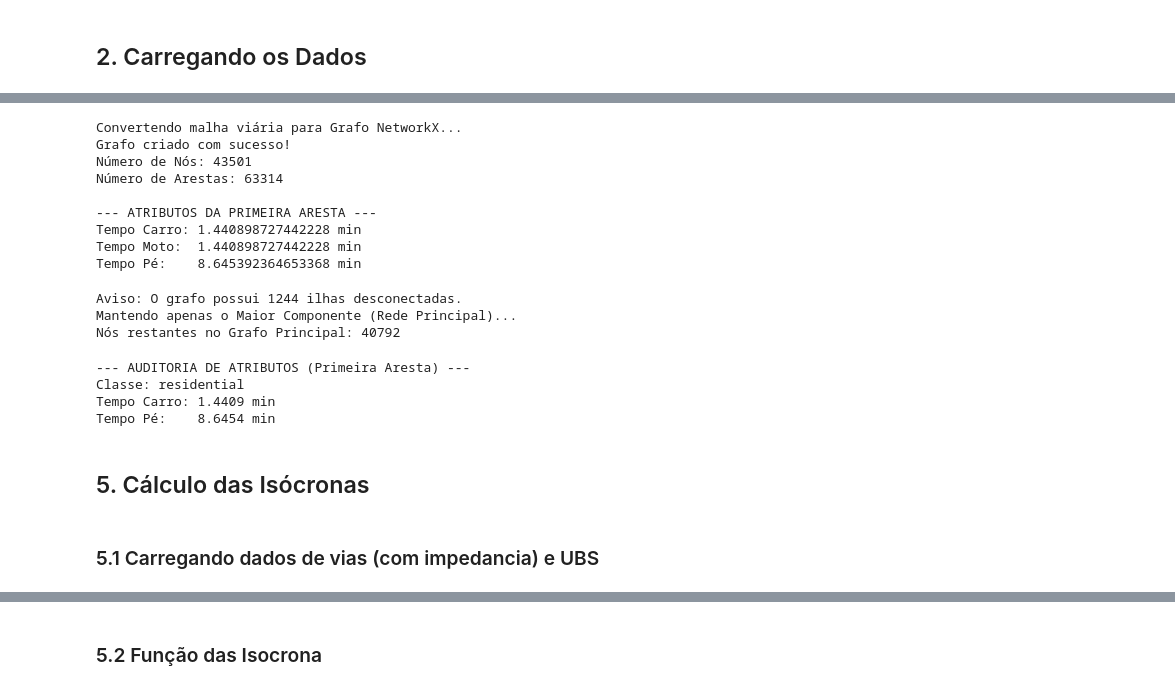
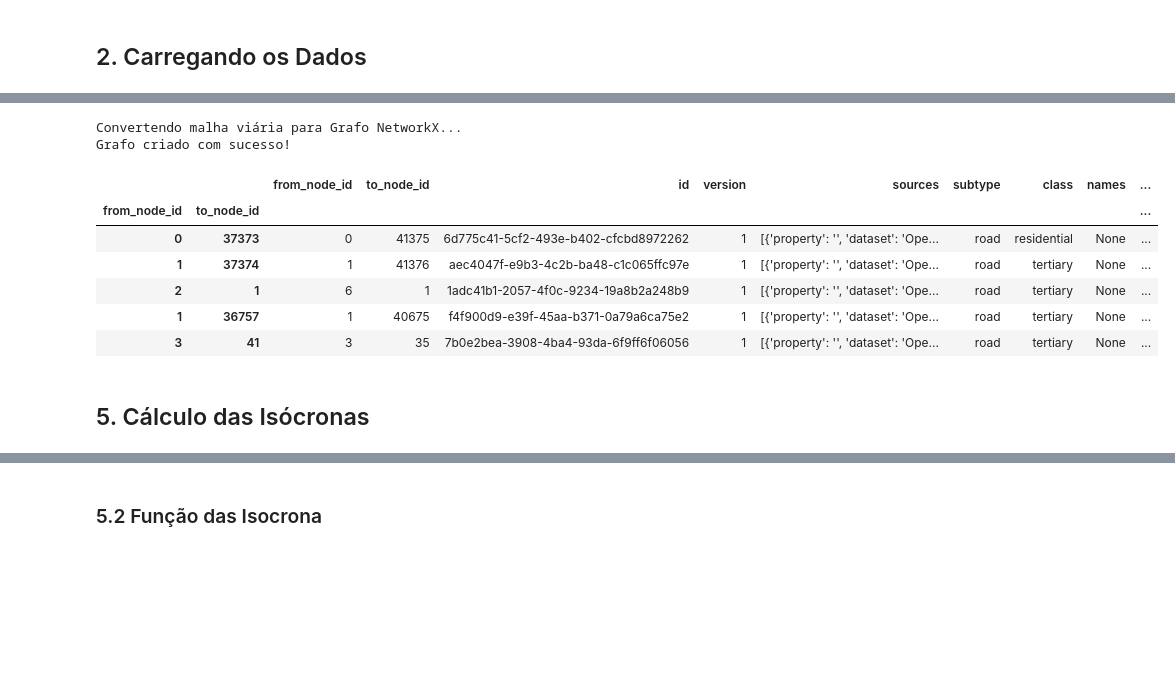
Before and after one commit to felipedantas-pi/mapeprof-accessibility-ubs, a Jupyter notebook: notebooks/04 - Calculando Isocronas parte 2.ipynb, the cells around one changed output, grey strips where cells are left out. Drawn from its saved outputs; the diff is of its cells as text; code cells hidden in the pictures; blank space fills up the shorter version.

```diff
--- a/notebooks/02_processamento_rede (overturemaps).ipynb
+++ b/notebooks/04 - Calculando Isocronas parte 2.ipynb
@@ -258,6 +66,0 @@ if cols_existentes:
-# %%
-print("Calculando novas impedâncias (Custos de Travessia)...")
-novas_colunas = gdf_road.apply(calcular_tempos_multimodais, axis=1)
-
-# Concatenação segura
-gdf_road = pd.concat([gdf_road, novas_colunas], axis=1)
@@ -313,71 +116,35 @@ gdf_road.to_file(
 # %%
 print("Convertendo malha viária para Grafo NetworkX...")
 
-# 1. Conversão usando momepy
 # approach='primal': Nós são intersecções, Arestas são ruas
-# O momepy preserva TODAS as colunas do gdf (time_car_min, time_moto_min, etc) como atributos
-#G = momepy.gdf_to_nx(gdf_road, approach='primal', length='length')
 G = c2g_morpho.segments_to_graph(
     segments_gdf = gdf_road,
-    multigraph = False,
+    multigraph = True,
     as_nx = True,
 )
 
 print("Grafo criado com sucesso!")
-print(f"Número de Nós: {G.number_of_nodes()}")
-print(f"Número de Arestas: {G.number_of_edges()}")
+# print(f"Número de Nós: {G.number_of_nodes()}")
+# print(f"Número de Arestas: {G.number_of_edges()}")
 
 # 2. Verificação de Atributos
 # Vamos confirmar se as colunas de tempo entraram no grafo
-exemplo_aresta = list(G.edges(data=True))[0] # Pega a primeira rua
-print("\n--- ATRIBUTOS DA PRIMEIRA ARESTA ---")
-print(f"Tempo Carro: {exemplo_aresta[2].get('time_car_min')} min")
-print(f"Tempo Moto:  {exemplo_aresta[2].get('time_moto_min')} min")
-print(f"Tempo Pé:    {exemplo_aresta[2].get('time_walk_min')} min")
+# exemplo_aresta = list(G.edges(data=True))[20000] # Pega a primeira rua
+# print("\n--- ATRIBUTOS DA PRIMEIRA ARESTA ---")
+# print(f"Tempo Carro: {exemplo_aresta[2].get('time_carro_min')} min")
+# print(f"Tempo Pé:    {exemplo_aresta[2].get('time_ape_min')} min")
 # %% [output]
 Convertendo malha viária para Grafo NetworkX...
 Grafo criado com sucesso!
-Número de Nós: 43501
-Número de Arestas: 63314
-
---- ATRIBUTOS DA PRIMEIRA ARESTA ---
-Tempo Carro: 1.440898727442228 min
-Tempo Moto:  1.440898727442228 min
-Tempo Pé:    8.645392364653368 min
-# %%
-# 2. Diagnóstico de Topologia
-# O City2Graph pode criar componentes desconexos. Vamos garantir que usamos o principal.
-# (Mesma segurança de antes, mas agora aplicada sobre o grafo já limpo pelo C2G)
-componentes = list(nx.connected_components(G))
-if len(componentes) > 1:
-    print(f"Aviso: O grafo possui {len(componentes)} ilhas desconectadas.")
-    print("Mantendo apenas o Maior Componente (Rede Principal)...")
-    maior_componente = max(componentes, key=len)
-    G = G.subgraph(maior_componente).copy()
-    print(f"Nós restantes no Grafo Principal: {len(G.nodes)}")
-else:
-    print("Sucesso: O grafo é totalmente conectado (sem ilhas)!")
-# %% [output]
-Aviso: O grafo possui 1244 ilhas desconectadas.
-Mantendo apenas o Maior Componente (Rede Principal)...
-Nós restantes no Grafo Principal: 40792
-# %%
-# 3. Verificação de Atributos (Crucial)
-# Precisamos confirmar se 'time_car_min' sobreviveu à conversão
-try:
-    exemplo = list(G.edges(data=True))[0]
-    print("\n--- AUDITORIA DE ATRIBUTOS (Primeira Aresta) ---")
-    print(f"Classe: {exemplo[2].get('class', 'N/A')}")
-    print(f"Tempo Carro: {exemplo[2].get('time_car_min'):.4f} min")
-    print(f"Tempo Pé:    {exemplo[2].get('time_walk_min'):.4f} min")
-except Exception as e:
-    print(f"ERRO CRÍTICO: Atributos perdidos na conversão. Detalhe: {e}")
-# %% [output]
---- AUDITORIA DE ATRIBUTOS (Primeira Aresta) ---
-Classe: residential
-Tempo Carro: 1.4409 min
-Tempo Pé:    8.6454 min
+# %%
+G[1].head()
+# %% [output]
+|  |  | from_node_id | to_node_id | id | version | sources | subtype | class | names | ... |
+| from_node_id | to_node_id |  |  |  |  |  |  |  |  | ... |
+| 0 | 37373 | 0 | 41375 | 6d775c41-5cf2-493e-b402-cfcbd8972262 | 1 | [{'property': '', 'dataset': 'Ope... | road | residential | None | ... |
+| 1 | 37374 | 1 | 41376 | aec4047f-e9b3-4c2b-ba48-c1c065ffc97e | 1 | [{'property': '', 'dataset': 'Ope... | road | tertiary | None | ... |
+| 2 | 1 | 6 | 1 | 1adc41b1-2057-4f0c-9234-19a8b2a248b9 | 1 | [{'property': '', 'dataset': 'Ope... | road | tertiary | None | ... |
+| 1 | 36757 | 1 | 40675 | f4f900d9-e39f-45aa-b371-0a79a6ca75e2 | 1 | [{'property': '', 'dataset': 'Ope... | road | tertiary | None | ... |
+| 3 | 41 | 3 | 35 | 7b0e2bea-3908-4ba4-93da-6f9ff6f06056 | 1 | [{'property': '', 'dataset': 'Ope... | road | tertiary | None | ... |
 # %% [markdown]
 ## 5. Cálculo das Isócronas
-# %% [markdown]
-### 5.1 Carregando dados de vias (com impedancia) e UBS
```
Also changed, not shown: parts of 40 cells of this notebook, 8 other files.
